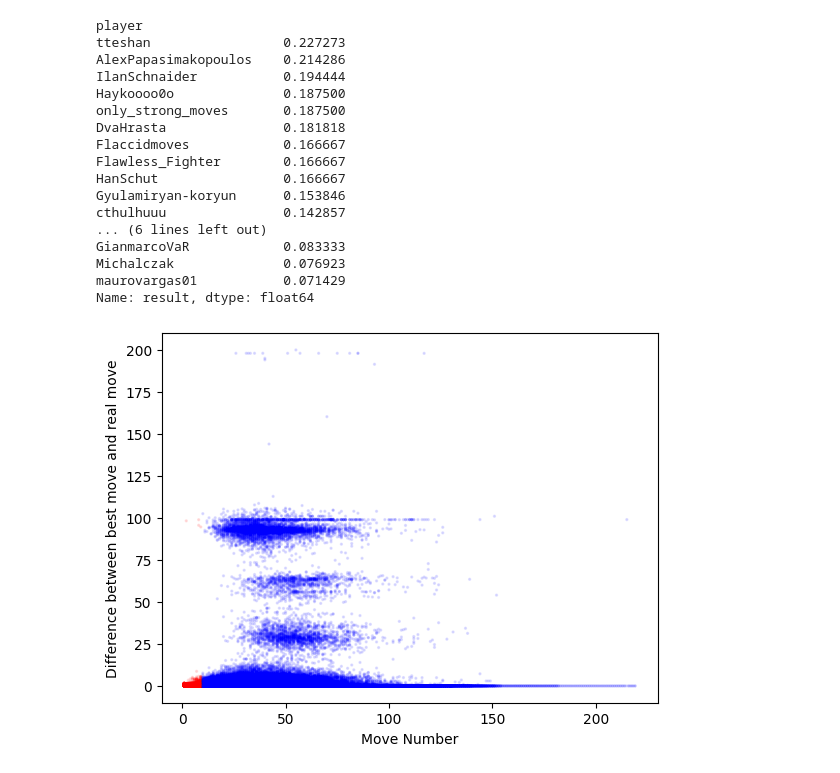
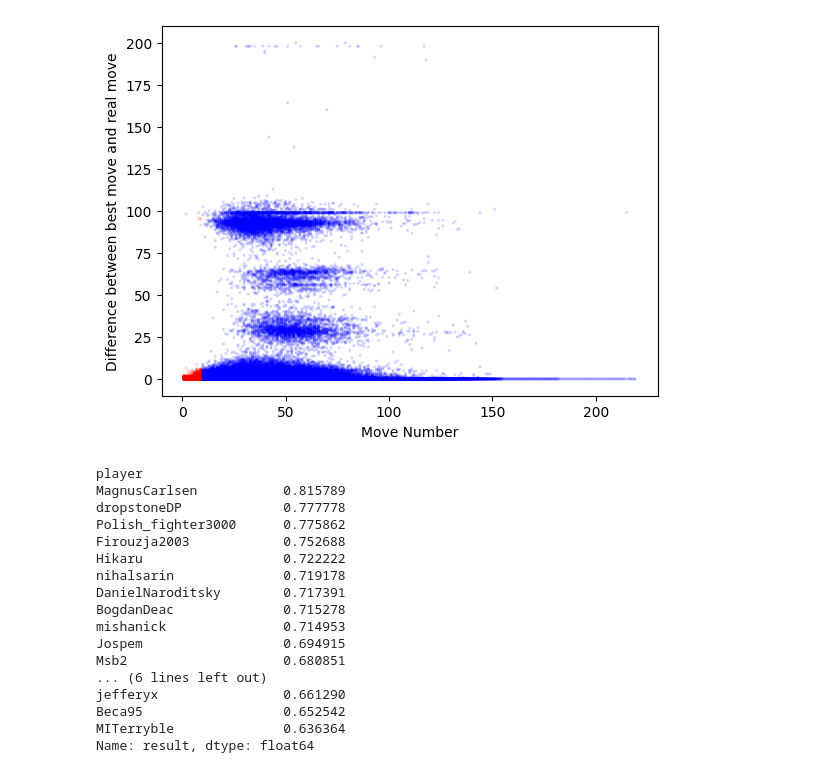
Before and after one commit to dorianquelle/TitledTuesday, a Jupyter notebook: Code/04_Analysis.ipynb, the cells around one changed output. Drawn from its saved outputs; the diff is of its cells as text; code cells hidden in the pictures.

```diff
--- a/Code/04_Analysis.ipynb
+++ b/Code/04_Analysis.ipynb
@@ -99,68 +99,69 @@ for file in tqdm(files):
     players[user_black]["rating"].append(rating_black)
     players[user_white]["rating"].append(rating_white)
     players[user_black]["avg_rank"].append(avg_rank_black)
     players[user_white]["avg_rank"].append(avg_rank_white)
     players[user_black]["ranks"].append(ranks_black)
     players[user_white]["ranks"].append(ranks_white)
     players[user_black]["very_good_move"].append(black_perc_very_good_move)
     players[user_white]["very_good_move"].append(white_perc_very_good_move)
 
     white_moves, black_moves = 0, 0
     for i in range(len(data["evaluations"])):
         white_moves += 1 if data["evaluations"][i]["player"] == "white" else 0
         black_moves += 1 if data["evaluations"][i]["player"] == "black" else 0
         player = user_black if i % 2 == 0 else user_white
         win, termination = extract_game_end(data["game"]["resultMessage"],player)
         all_obs.append({"player": player,
                         "colour": 0 if i % 2 == 0 else 1,
                         "rating":  np.mean(players[user_black]["rating"]) if i % 2 == 0 else np.mean(players[user_white]["rating"]),
                         "difference": -np.abs(data["evaluations"][i]["Best Move Eval"] - data["evaluations"][i]["Real Move Eval"]),
                         "time": time_diffs_white[white_moves-1] if data["evaluations"][i]["player"] == "white" else time_diffs_black[black_moves-1],
                         "remaining_time": white_moves_time[white_moves-1] if data["evaluations"][i]["player"] == "white" else black_moves_time[black_moves-1],
                         "Ranking Real Move": data["evaluations"][i]["Ranking Real Move"],
                         "Move_Num" : white_moves if data["evaluations"][i]["player"] == "white" else black_moves,
                         "opponent": user_white if i % 2 == 0 else user_black,
                         "game_id": data["game"]["id"],
                         "oppenent_rating": np.mean(players[user_white]["rating"]) if i % 2 == 0 else np.mean(players[user_black]["rating"]),
                         "real_eval": data["evaluations"][i]["Real Move Eval"],
                         "best_eval": data["evaluations"][i]["Best Move Eval"],
                         "result": win,
                         "termination": termination})
+
+all_obs = [x for x in all_obs if not any((isinstance(value, float) and np.isnan(value)) or value is None for value in x.values())]
+all_obs_df = pd.DataFrame(all_obs)
+all_obs_df["difference"] = all_obs_df["difference"] * -1
+all_obs_df["blunder"] = all_obs_df["difference"] > 2
+all_obs_df["blunder"] = all_obs_df["difference"] > 1
+blunds = all_obs_df.groupby("player").agg({"blunder": "mean", "rating": "first", "difference": "size"}).reset_index()
+blunds.columns = ["player", "blunder", "rating", "games"]
+plt.scatter(all_obs_df["Move_Num"], all_obs_df["difference"], c=all_obs_df["Move_Num"] < 10, cmap="bwr", alpha=0.1, s = 2)
+plt.xlabel("Move Number")
+plt.ylabel("Difference between best move and real move")
+df = pd.DataFrame(players).T
+# %% [output]
+[figure, added]
 # %%
 one_obs_per_player = all_obs_df.groupby(["game_id"]).first()
-big_players = one_obs_per_player.groupby("player").size()[one_obs_per_player.groupby("player").size() > 10].index
-one_obs_per_player[one_obs_per_player.player.isin(big_players)].groupby("player").result.mean().sort_values(ascending = False).tail(20)
+big_players = one_obs_per_player.groupby("player").size()[one_obs_per_player.groupby("player").size() > 50].index
+one_obs_per_player[one_obs_per_player.player.isin(big_players)].groupby("player").result.mean().sort_values(ascending = False).head(20)
 # %% [output]
 player
-tteshan                 0.227273
-AlexPapasimakopoulos    0.214286
-IlanSchnaider           0.194444
-Haykoooo0o              0.187500
-only_strong_moves       0.187500
-DvaHrasta               0.181818
-Flaccidmoves            0.166667
-Flawless_Fighter        0.166667
-HanSchut                0.166667
-Gyulamiryan-koryun      0.153846
-cthulhuuu               0.142857
+MagnusCarlsen           0.815789
+dropstoneDP             0.777778
+Polish_fighter3000      0.775862
+Firouzja2003            0.752688
+Hikaru                  0.722222
+nihalsarin              0.719178
+DanielNaroditsky        0.717391
+BogdanDeac              0.715278
+mishanick               0.714953
+Jospem                  0.694915
+Msb2                    0.680851
 ... (6 lines left out)
-GianmarcoVaR            0.083333
-Michalczak              0.076923
-maurovargas01           0.071429
+jefferyx                0.661290
+Beca95                  0.652542
+MITerryble              0.636364
 Name: result, dtype: float64
-# %%
-all_obs_df = pd.DataFrame(all_obs)
-all_obs_df["difference"] = all_obs_df["difference"] * -1
-all_obs_df["blunder"] = all_obs_df["difference"] > 2
-all_obs_df["blunder"] = all_obs_df["difference"] > 1
-blunds = all_obs_df.groupby("player").agg({"blunder": "mean", "rating": "first", "difference": "size"}).reset_index()
-blunds.columns = ["player", "blunder", "rating", "games"]
-plt.scatter(all_obs_df["Move_Num"], all_obs_df["difference"], c=all_obs_df["Move_Num"] < 10, cmap="bwr", alpha=0.1, s = 2)
-plt.xlabel("Move Number")
-plt.ylabel("Difference between best move and real move")
-df = pd.DataFrame(players).T
-# %% [output]
-[figure, removed]
 # %%
 def get_longest_1_count(l):
     if len(l) < 11:
```
Also changed, not shown: parts of 7 cells of this notebook, 4 other files.
